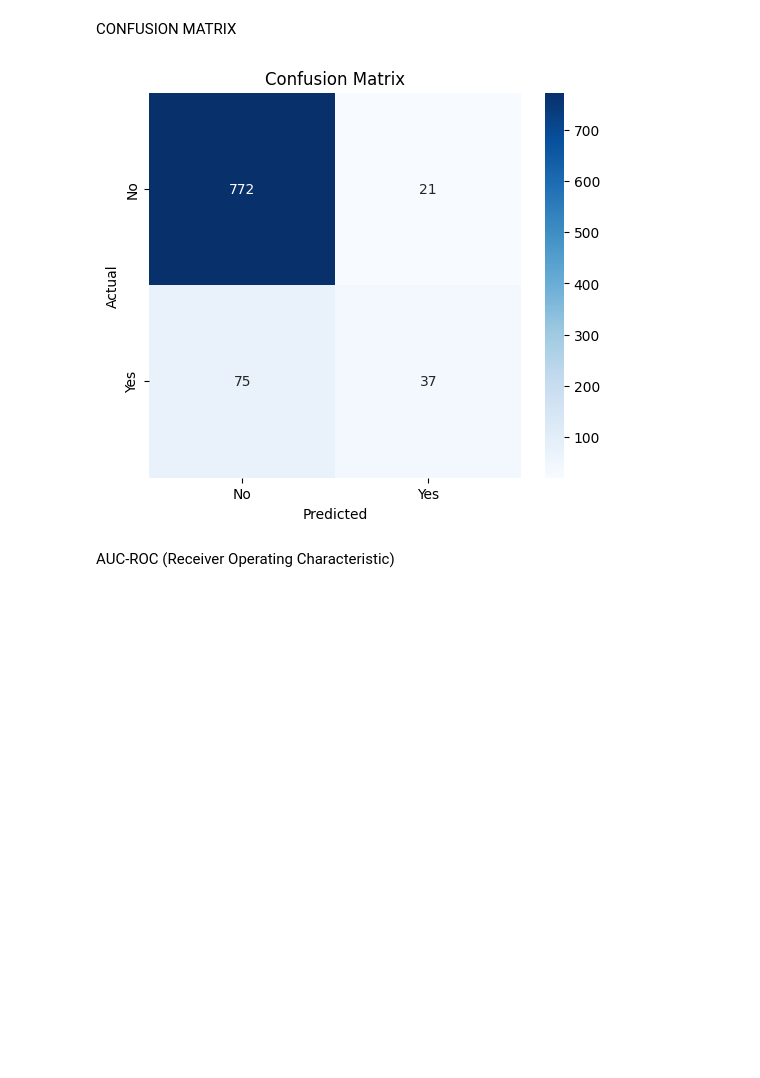
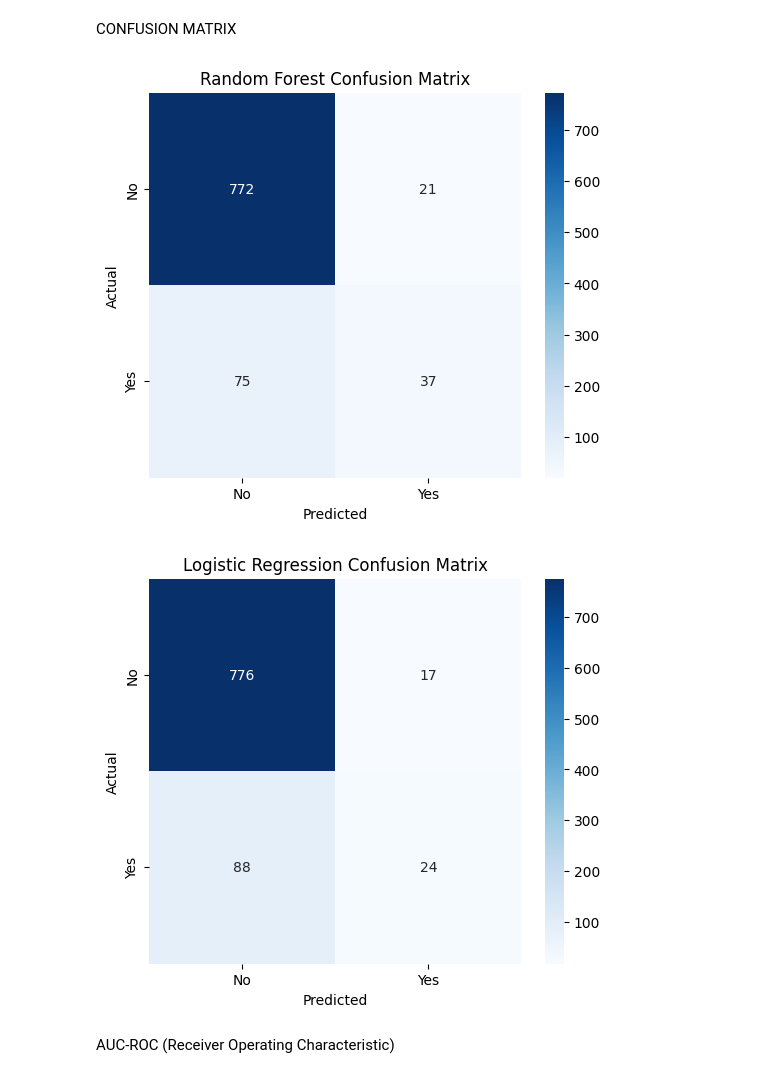
Before and after one commit to ihaterynn/ML-Predict-Term-Deposit-Subscription, a Jupyter notebook: predict_term_deposit.ipynb, the cells around one changed output. Cells and saved outputs as stored; diff of their text form; code cells hidden in the pictures; blank space fills up the shorter version.

```diff
--- a/predict_term_deposit.ipynb
+++ b/predict_term_deposit.ipynb
@@ -7,7 +7,7 @@ import os
 
 
 #create data drame to read data set
-df = pd.read_csv('bank.csv', delimiter=';', na_values=[''])
+df = pd.read_csv('bank.csv', delimiter=';', na_values=['', 'NA', 'none', 'null', 'N/A'])
 # %% [markdown]
 DATASET DISPLAY & DESCRIPTION
 
@@ -360,9 +407,15 @@ CLASSIFICATION REPORT
 # %%
 from sklearn.metrics import classification_report
 
-# Generate the classification report
-y_pred = rf_model.predict(X_test)
-class_report = classification_report(y_test, y_pred)
-print("Classification Report:")
-print(class_report)
+# Generate the classification report for Random Forest
+y_pred_rf = rf_model.predict(X_test)
+class_report_rf = classification_report(y_test, y_pred_rf)
+print("Random Forest Classification Report:")
+print(class_report_rf)
+
+# Generate the classification report for Logistic Regression
+y_pred_logreg = logreg_model.predict(X_test)
+class_report_logreg = classification_report(y_test, y_pred_logreg)
+print("Logistic Regression Classification Report:")
+print(class_report_logreg)
 # %% [output]
@@ -380,20 +443,32 @@ CONFUSION MATRIX
 # %%
 from sklearn.metrics import confusion_matrix
 import seaborn as sns
 import matplotlib.pyplot as plt
 
-# Generate the confusion matrix
-cm = confusion_matrix(y_test, y_pred)
+# Generate the confusion matrix for Random Forest
+cm_rf = confusion_matrix(y_test, y_pred_rf)
 
-# Plot the confusion matrix as a heatmap
+# Plot the confusion matrix for Random Forest
 plt.figure(figsize=(6, 5))
-sns.heatmap(cm, annot=True, fmt='d', cmap='Blues', xticklabels=['No', 'Yes'], yticklabels=['No', 'Yes'])
+sns.heatmap(cm_rf, annot=True, fmt='d', cmap='Blues', xticklabels=['No', 'Yes'], yticklabels=['No', 'Yes'])
 plt.xlabel('Predicted')
 plt.ylabel('Actual')
-plt.title('Confusion Matrix')
+plt.title('Random Forest Confusion Matrix')
 plt.show()
+
+# Generate the confusion matrix for Logistic Regression
+cm_logreg = confusion_matrix(y_test, y_pred_logreg)
+
+# Plot the confusion matrix for Logistic Regression
+plt.figure(figsize=(6, 5))
+sns.heatmap(cm_logreg, annot=True, fmt='d', cmap='Blues', xticklabels=['No', 'Yes'], yticklabels=['No', 'Yes'])
+plt.xlabel('Predicted')
+plt.ylabel('Actual')
+plt.title('Logistic Regression Confusion Matrix')
+plt.show()
 # %% [output]
-[figure, old version]
+[figure, new version]
+[figure, added]
 # %% [markdown]
 AUC-ROC (Receiver Operating Characteristic)
 # %%
```
Also changed, not shown: parts of 7 cells of this notebook.
